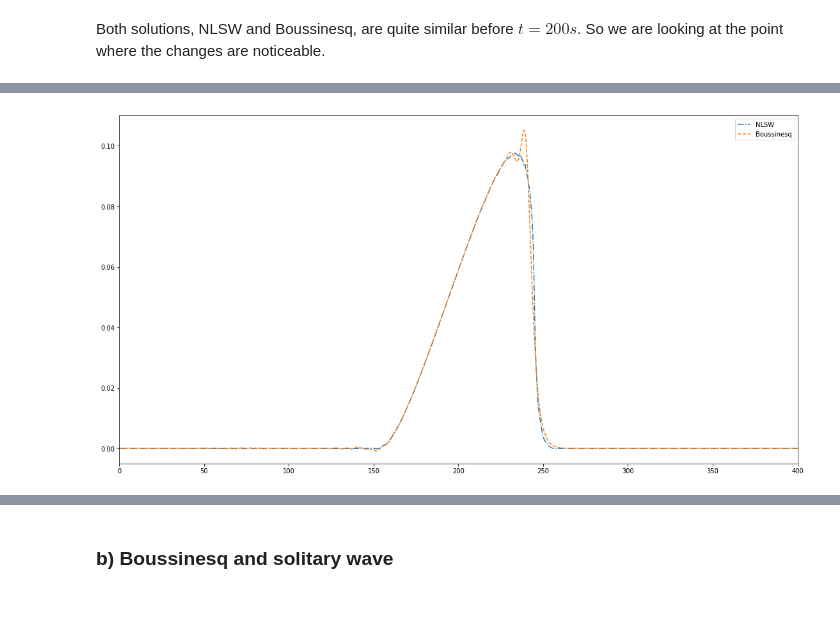
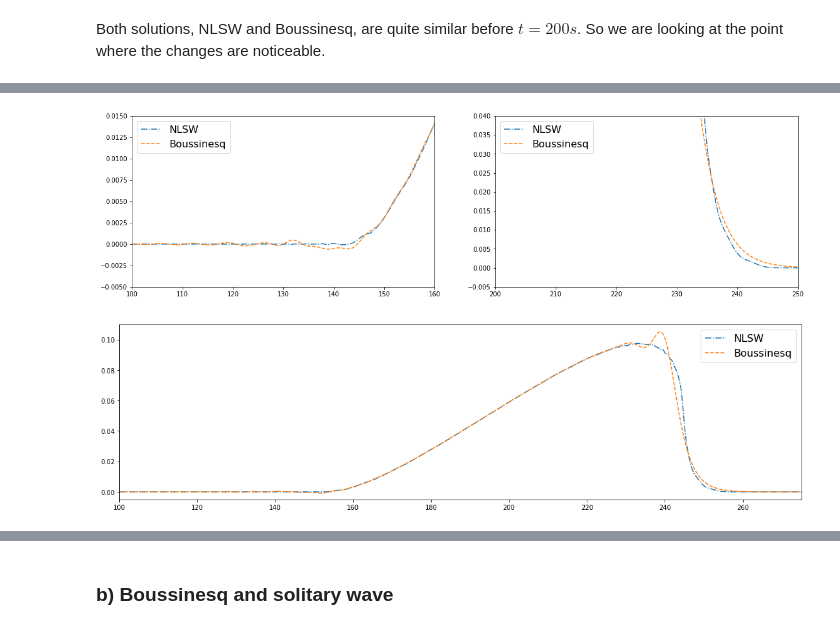
Before and after one commit to Reyna-RT/MEK9320, a Jupyter notebook: Second Assignment results.ipynb, the cells around one changed output, grey strips where cells are left out. Cells and saved outputs as stored; diff of their text form; code cells hidden in the pictures.

Commit message:
new plots to 5a

```diff
--- a/Second Assignment results.ipynb
+++ b/Second Assignment results.ipynb
@@ -874,12 +915,31 @@ Both solutions, NLSW and Boussinesq, are quite similar before $t=200s$. So we ar
+# %%
+fig1 = plt.figure(figsize=(19, 5))
+ax1 = fig1.add_subplot(1, 2,1)
+a = np.loadtxt('flat_results/bores-nl/eta195',unpack=True)
+plt.plot(a[0],a[1],'-.',label='NLSW')
+b = np.loadtxt('flat_results/bores-bous/eta195',unpack=True)
+plt.plot(b[0],b[1],'--',label='Boussinesq')
+plt.xlim(100,160)
+plt.ylim(-0.005,0.015)
+plt.legend(fontsize=16);
+ax2 = fig1.add_subplot(1, 2,2)
+plt.plot(a[0],a[1],'-.',label='NLSW')
+b = np.loadtxt('flat_results/bores-bous/eta195',unpack=True)
+plt.plot(b[0],b[1],'--',label='Boussinesq')
+plt.xlim(200,250)
+plt.ylim(-0.005,0.04)
+plt.legend(fontsize=16);
+# %% [output]
+[figure, added]
 # %%
-fig1 = plt.figure(figsize=(19, 10))
+fig1 = plt.figure(figsize=(19, 5))
 ax1 = fig1.add_subplot(1, 1,1)
 a = np.loadtxt('flat_results/bores-nl/eta205',unpack=True)
 plt.plot(a[0],a[1],'-.',label='NLSW')
 b = np.loadtxt('flat_results/bores-bous/eta205',unpack=True)
 plt.plot(b[0],b[1],'--',label='Boussinesq')
-plt.xlim(0,400)
+plt.xlim(100,275)
 plt.ylim(-0.005,0.11)
-plt.legend();
+plt.legend(fontsize=16);
 # %% [output]
-[figure, old version]
+[figure, new version]
```
Also changed, not shown: parts of 12 cells of this notebook.
